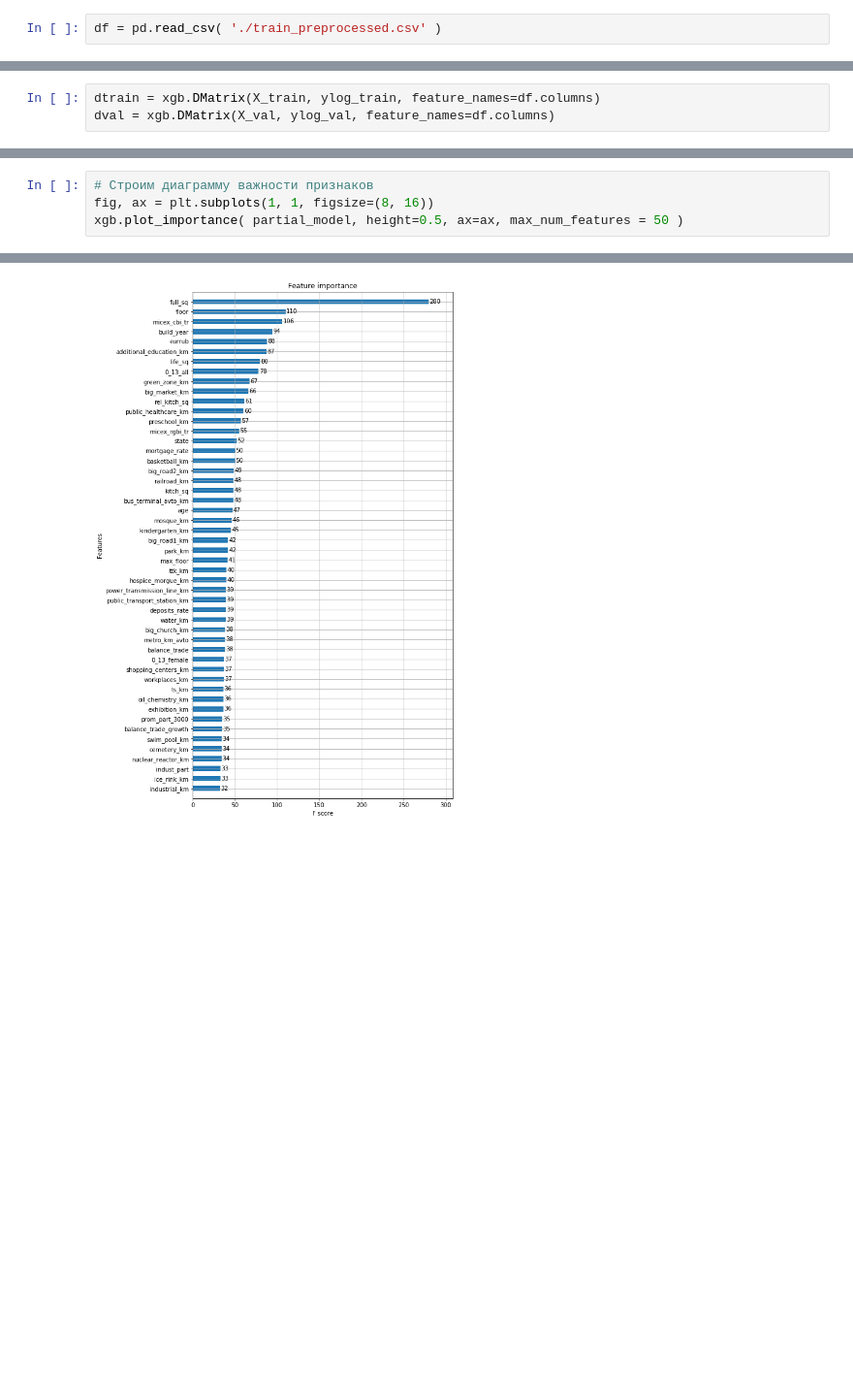
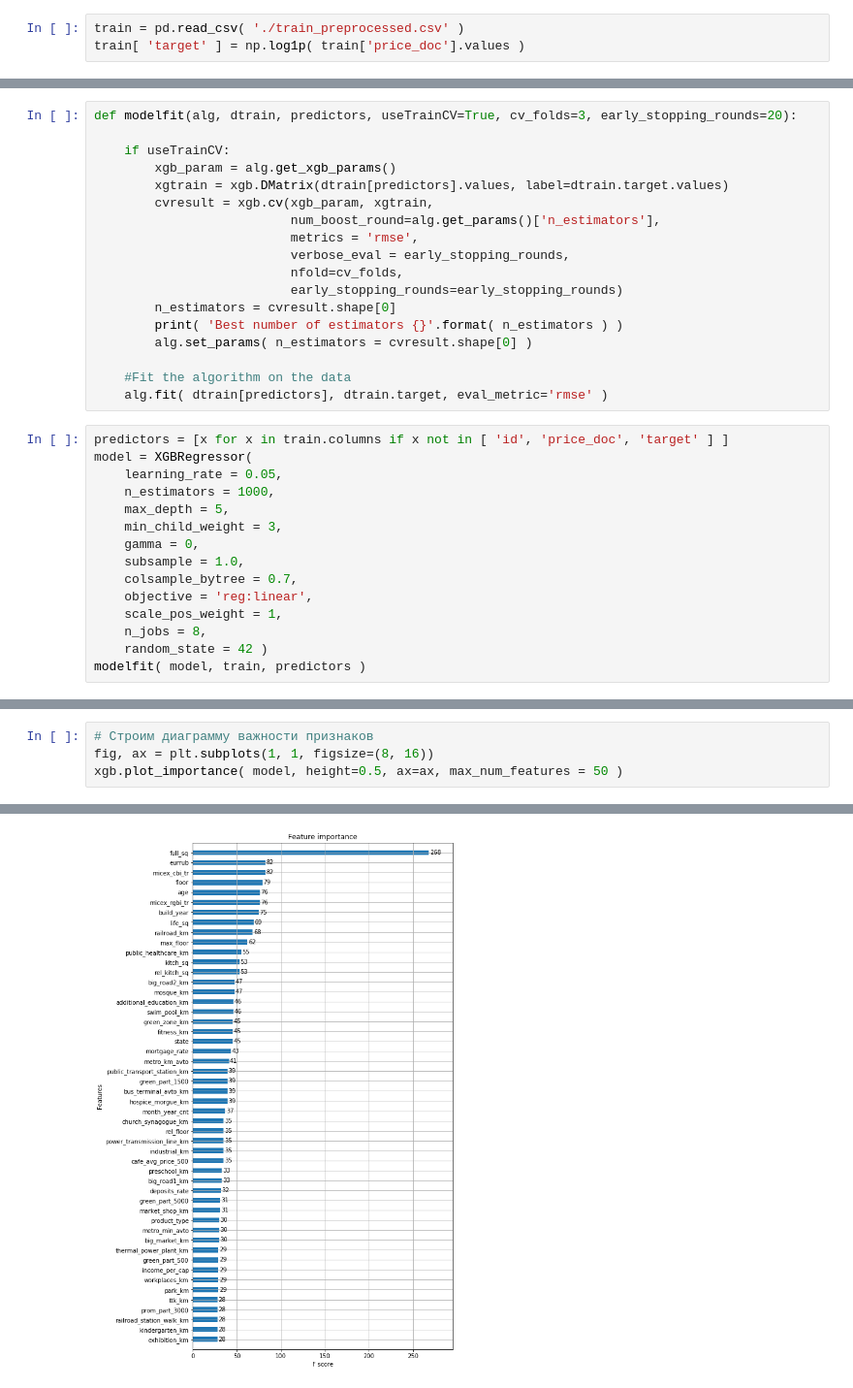
Before and after one commit to matroshenko/SberbankRussianHousingMarket, a Jupyter notebook: TrainClassifier.ipynb, the cells around one changed output, grey strips where cells are left out. Shown at 97% size. Cells and saved outputs as stored; diff of their text form; blank space fills up the shorter version.

```diff
--- a/TrainClassifier.ipynb
+++ b/TrainClassifier.ipynb
@@ -7,2 +11,3 @@ import matplotlib.pyplot as plt
 # %%
-df = pd.read_csv( './train_preprocessed.csv' )
+train = pd.read_csv( './train_preprocessed.csv' )
+train[ 'target' ] = np.log1p( train['price_doc'].values )
@@ -32,3 +13,0 @@ print('y_val shape is', ylog_val.shape)
-# %%
-dtrain = xgb.DMatrix(X_train, ylog_train, feature_names=df.columns)
-dval = xgb.DMatrix(X_val, ylog_val, feature_names=df.columns)
@@ -67,0 +14,33 @@ Stopping. Best iteration:
+# %%
+def modelfit(alg, dtrain, predictors, useTrainCV=True, cv_folds=3, early_stopping_rounds=20):
+
+    if useTrainCV:
+        xgb_param = alg.get_xgb_params()
+        xgtrain = xgb.DMatrix(dtrain[predictors].values, label=dtrain.target.values)
+        cvresult = xgb.cv(xgb_param, xgtrain,
+                          num_boost_round=alg.get_params()['n_estimators'],
+                          metrics = 'rmse',
+                          verbose_eval = early_stopping_rounds,
+                          nfold=cv_folds,
+                          early_stopping_rounds=early_stopping_rounds)
+        n_estimators = cvresult.shape[0]
+        print( 'Best number of estimators {}'.format( n_estimators ) )
+        alg.set_params( n_estimators = cvresult.shape[0] )
+
+    #Fit the algorithm on the data
+    alg.fit( dtrain[predictors], dtrain.target, eval_metric='rmse' )
+# %%
+predictors = [x for x in train.columns if x not in [ 'id', 'price_doc', 'target' ] ]
+model = XGBRegressor(
+    learning_rate = 0.05,
+    n_estimators = 1000,
+    max_depth = 5,
+    min_child_weight = 3,
+    gamma = 0,
+    subsample = 1.0,
+    colsample_bytree = 0.7,
+    objective = 'reg:linear',
+    scale_pos_weight = 1,
+    n_jobs = 8,
+    random_state = 42 )
+modelfit( model, train, predictors )
@@ -68,8 +80,8 @@ Stopping. Best iteration:
 # %%
 # Строим диаграмму важности признаков
 fig, ax = plt.subplots(1, 1, figsize=(8, 16))
-xgb.plot_importance( partial_model, height=0.5, ax=ax, max_num_features = 50 )
+xgb.plot_importance( model, height=0.5, ax=ax, max_num_features = 50 )
 # %% [output]
 <matplotlib.axes._subplots.AxesSubplot at 0x...>
-[figure, old version]
+[figure, new version]
 # %%
```
Also changed, not shown: parts of 9 cells of this notebook.
